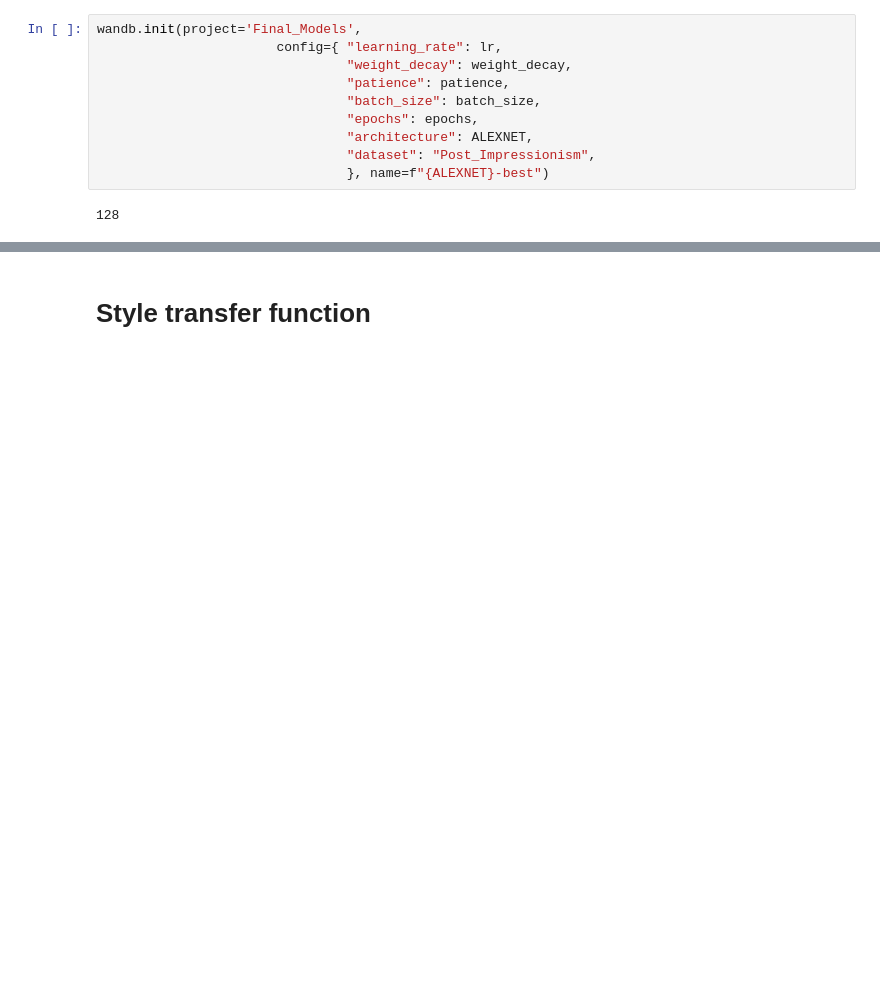
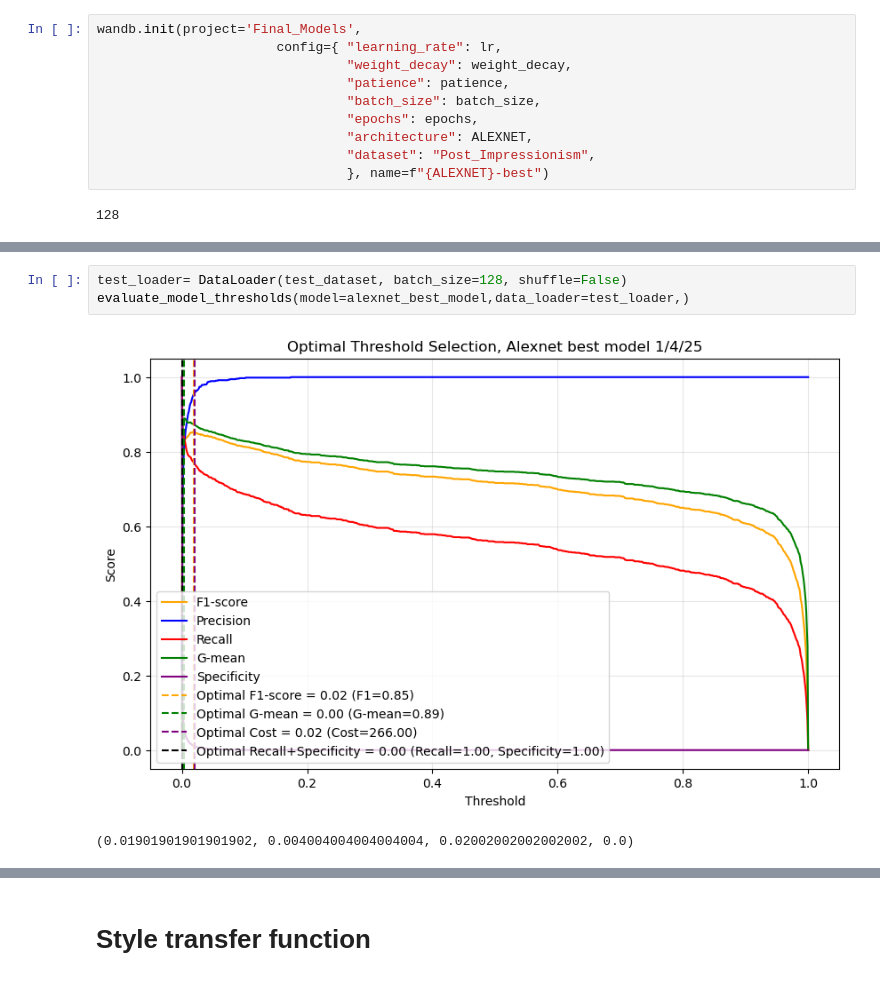
Before and after one commit to amitxy/deep_van_gogh, a Jupyter notebook: main.ipynb, the cells around one changed output, grey strips where cells are left out. Drawn from its saved outputs; the diff is of its cells as text; blank space fills up the shorter version.

```diff
--- a/main.ipynb
+++ b/main.ipynb
@@ -390,0 +512,6 @@ wandb.init(project='Final_Models',
+# %%
+test_loader= DataLoader(test_dataset, batch_size=128, shuffle=False)
+evaluate_model_thresholds(model=alexnet_best_model,data_loader=test_loader,)
+# %% [output]
+[figure, added]
+(0.01901901901901902, 0.004004004004004004, 0.02002002002002002, 0.0)
```
Also changed, not shown: parts of 9 cells of this notebook.
